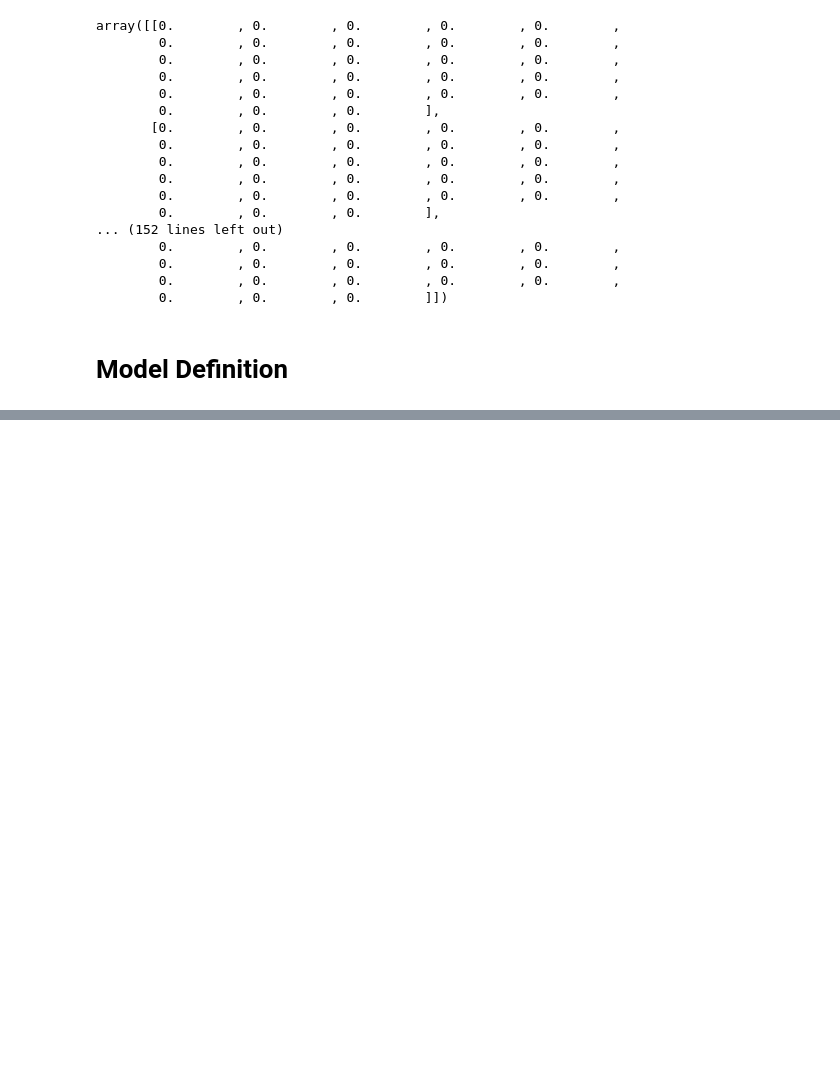
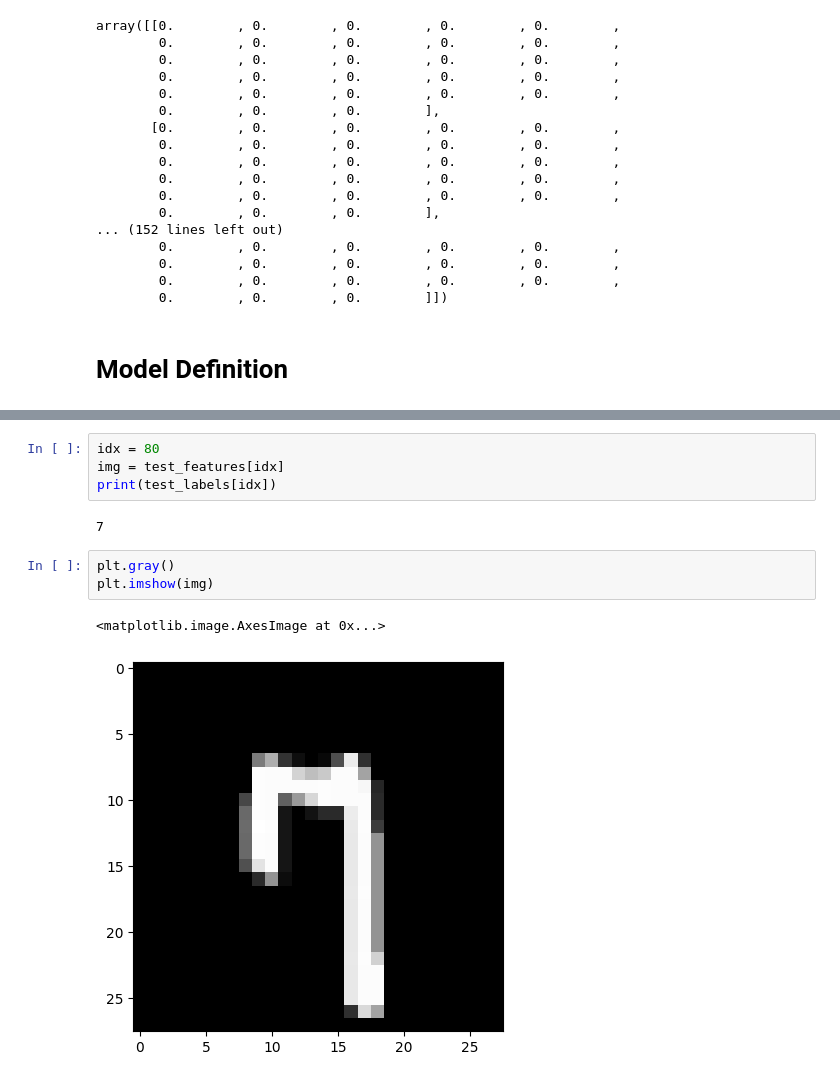
Before and after one commit to Mahdi-Miri/MNIST, a Jupyter notebook: Mnist.ipynb, the cells around one changed output, grey strips where cells are left out. Saved outputs shown, nothing was run; the diff lists cells and outputs as text; blank space fills up the shorter version.

```diff
--- a/Mnist.ipynb
+++ b/Mnist.ipynb
@@ -82,0 +131,12 @@ array([[0.        , 0.        , 0.        , 0.        , 0.        ,
+# %%
+idx = 80
+img = test_features[idx]
+print(test_labels[idx])
+# %% [output]
+7
+# %%
+plt.gray()
+plt.imshow(img)
+# %% [output]
+<matplotlib.image.AxesImage at 0x...>
+[figure, added]
```
Also changed, not shown: parts of 7 cells of this notebook.
